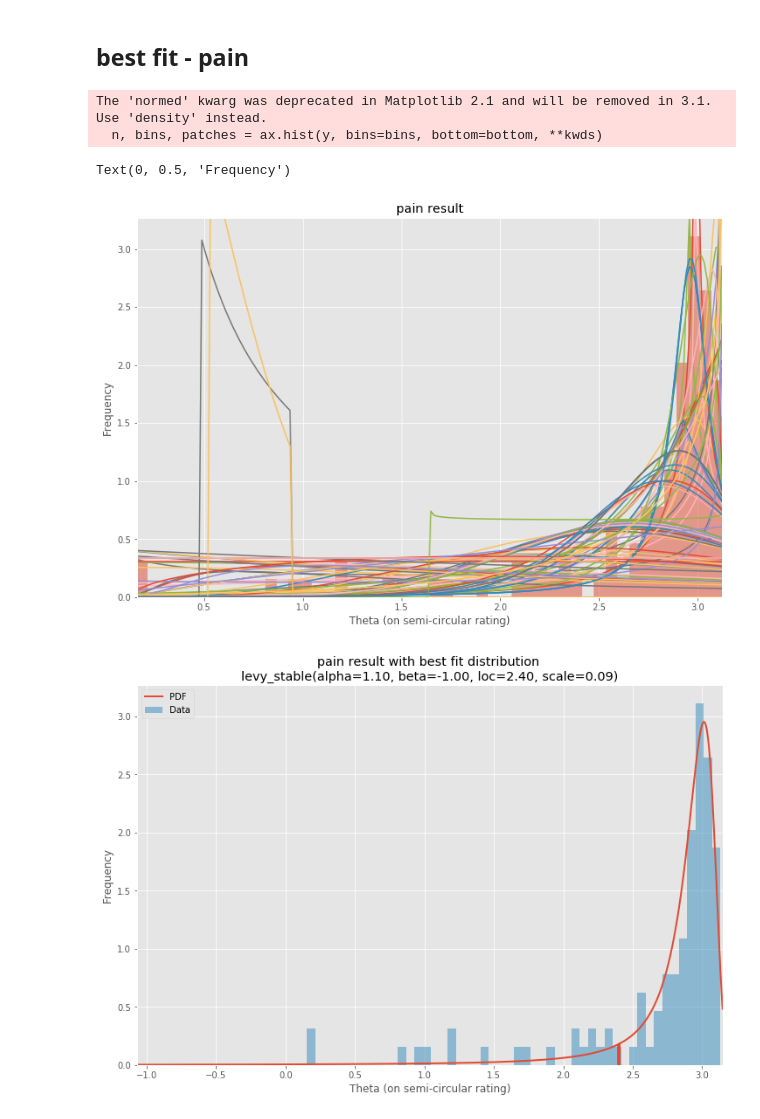
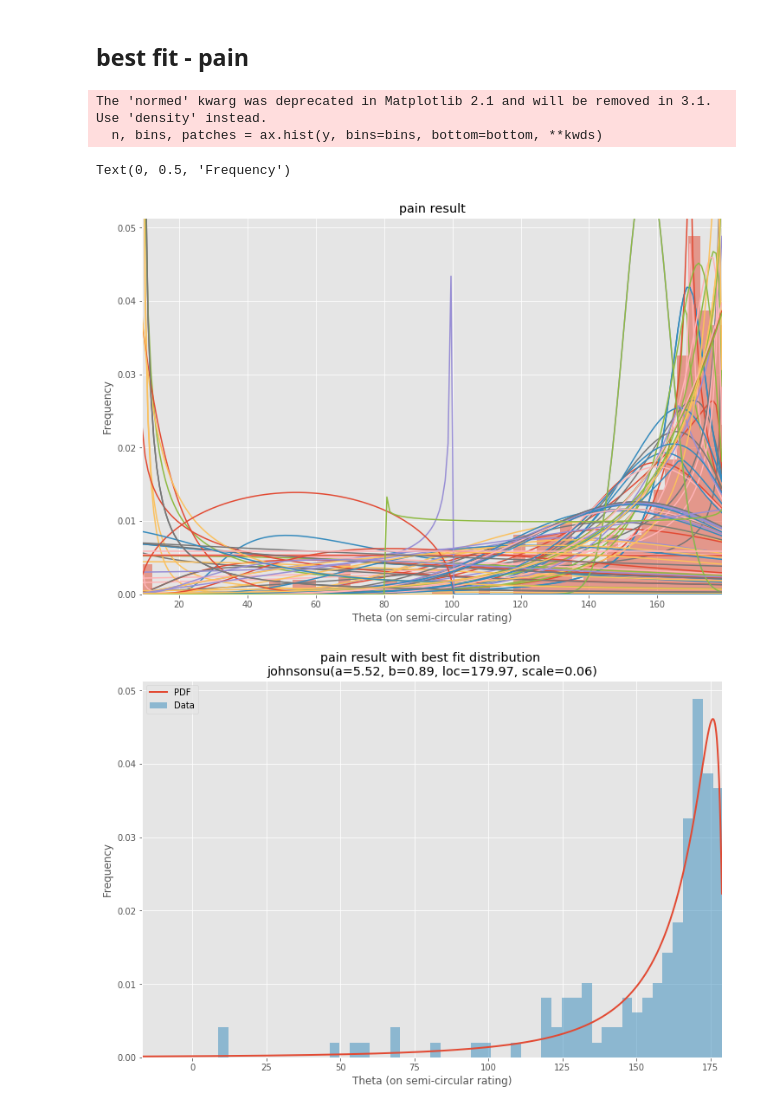
Before and after one commit to spatialtopology/task-social, a Jupyter notebook: scripts/step02_calculateDegrees/c03_plotdata.ipynb, the cells around one changed output. Saved outputs shown, nothing was run; the diff lists cells and outputs as text; code cells hidden in the pictures.

```diff
--- a/scripts/step02_calculateDegrees/c03_plotdata.ipynb
+++ b/scripts/step02_calculateDegrees/c03_plotdata.ipynb
@@ -453,18 +423,0 @@ Text(0.5, 1.0, 'pain 49C')
-# %%
-from scipy.optimize import fmin
-from scipy.stats import beta
-from scipy.special import gamma as gammaf
-import matplotlib.pyplot as plt
-import sys
-
-data = pain_result['theta'][pain_result['administer'] == 48 ]
-plt.hist(data,bins=30,normed=True)
-fitted=lambda x,a,b:gammaf(a+b)/gammaf(a)/gammaf(b)*x**(a-1)*(1-x)**(b-1) #pdf of beta
-
-xx=np.linspace(0,max(data),len(data))
-ab,bb,cb,db = beta.fit(data)
-
-pdf_beta = stats.beta.pdf(xx, ab, bb,cb, db)
-plt.plot(xx, pdf_beta, label="Beta")
-plt.xlim(0,3.5)
-plt.title("pain 48C")
@@ -495,24 +423,0 @@ The 'normed' kwarg was deprecated in Matplotlib 2.1 and will be removed in 3.1.
-# %%
-from scipy.optimize import fmin
-from scipy.stats import beta
-from scipy.special import gamma as gammaf
-import matplotlib.pyplot as plt
-import sys
-
-fig = plt.figure(figsize=(10, 7))
-ax = fig.add_subplot()
-
-def beta_fit_plot(d):
-    xx = np.linspace(0,max(d),len(d))
-    ab,bb,cb,db = beta.fit(d)
-    pdf_beta = stats.beta.pdf(xx, ab, bb,cb, db)
-    return xx, pdf_beta
-
-group48 = result['theta'][result['administer'] == 50 ]
-group49 = result['theta'][result['administer'] == 49 ]
-group50 = result['theta'][result['administer'] == 38 ]
-
-x, beta = beta_fit_plot(group48)
-
-plt.hist(group48,bins=30,normed=True)
-plt.plot(x, beta, label="Beta")
@@ -669,39 +813,39 @@ Text(0, 0.5, 'Frequency')
 # Plot for comparison
 plt.figure(figsize=(12,8))
 
-data = pain_result['theta']
+data = np.degrees(pain_result['theta'])
 ax = data.plot(kind='hist', bins=50, density=True, alpha=0.5) #, color=plt.rcParams['axes.color_cycle'][1]
 # Save plot limits
 dataYLim = ax.get_ylim()
 
 # Find best fit distribution
 best_fit_name, best_fit_params = best_fit_distribution(data, 200, ax)
 best_dist = getattr(st, best_fit_name)
 
 # Update plots
 ax.set_ylim(dataYLim)
 ax.set_title(u'pain result')
 ax.set_xlabel(u'Theta (on semi-circular rating)')
 ax.set_ylabel('Frequency')
 
 # Make PDF with best params
 pdf = make_pdf(best_dist, best_fit_params)
 
 # Display
 plt.figure(figsize=(12,8))
 ax = pdf.plot(lw=2, label='PDF', legend=True)
 data.plot(kind='hist', bins=50, normed=True, alpha=0.5, label='Data', legend=True, ax=ax)
 
 param_names = (best_dist.shapes + ', loc, scale').split(', ') if best_dist.shapes else ['loc', 'scale']
 param_str = ', '.join(['{}={:0.2f}'.format(k,v) for k,v in zip(param_names, best_fit_params)])
 dist_str = '{}({})'.format(best_fit_name, param_str)
 
 ax.set_title(u'pain result with best fit distribution \n' + dist_str)
 ax.set_xlabel(u'Theta (on semi-circular rating)')
 ax.set_ylabel('Frequency')
 # %% [output]
 The 'normed' kwarg was deprecated in Matplotlib 2.1 and will be removed in 3.1. Use 'density' instead.
   n, bins, patches = ax.hist(y, bins=bins, bottom=bottom, **kwds)
 Text(0, 0.5, 'Frequency')
-[figure, old version]
+[figure, new version]
-[figure, old version]
+[figure, new version]
```
Also changed, not shown: parts of 66 cells of this notebook, 2 other files.
